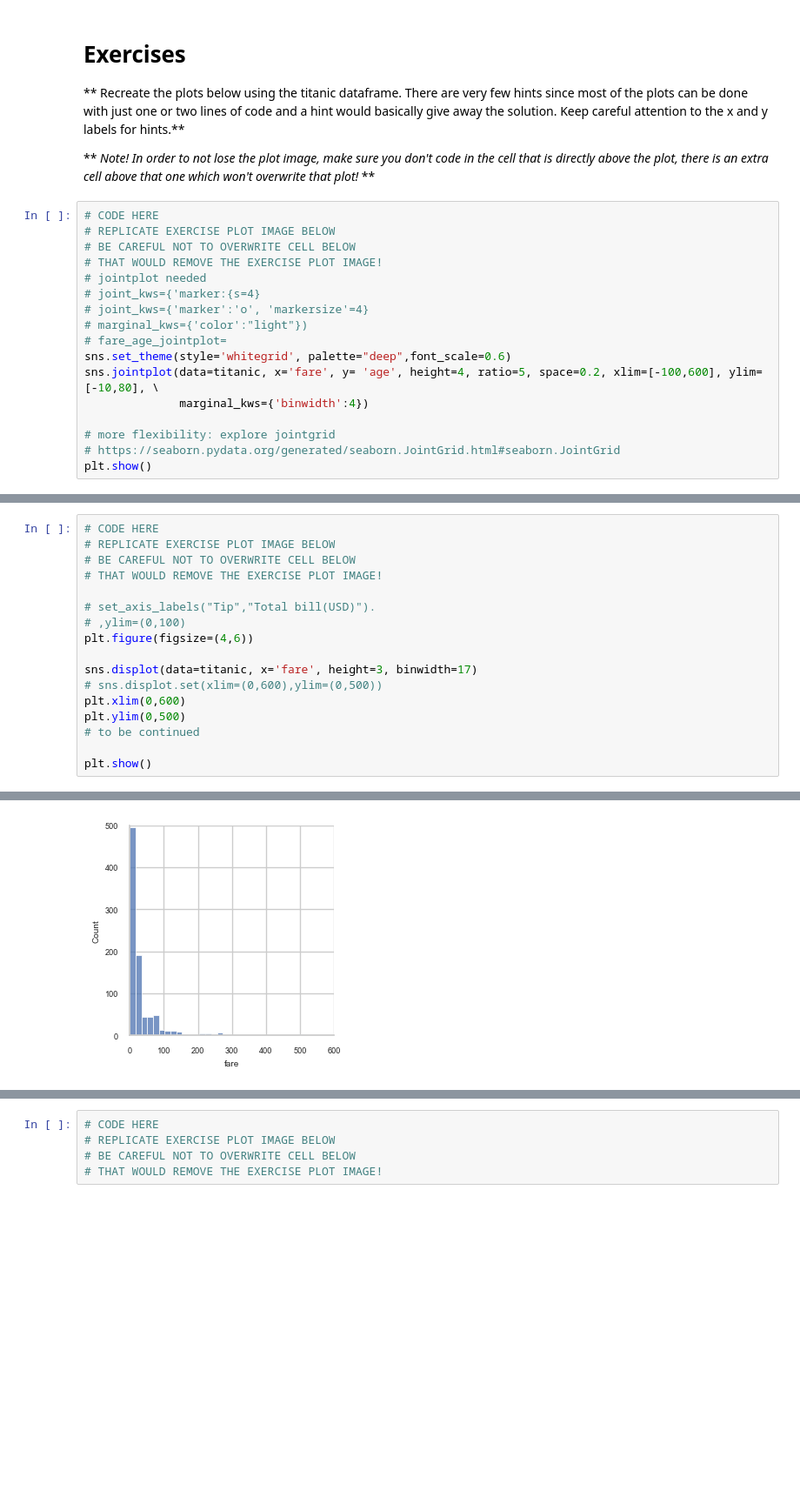
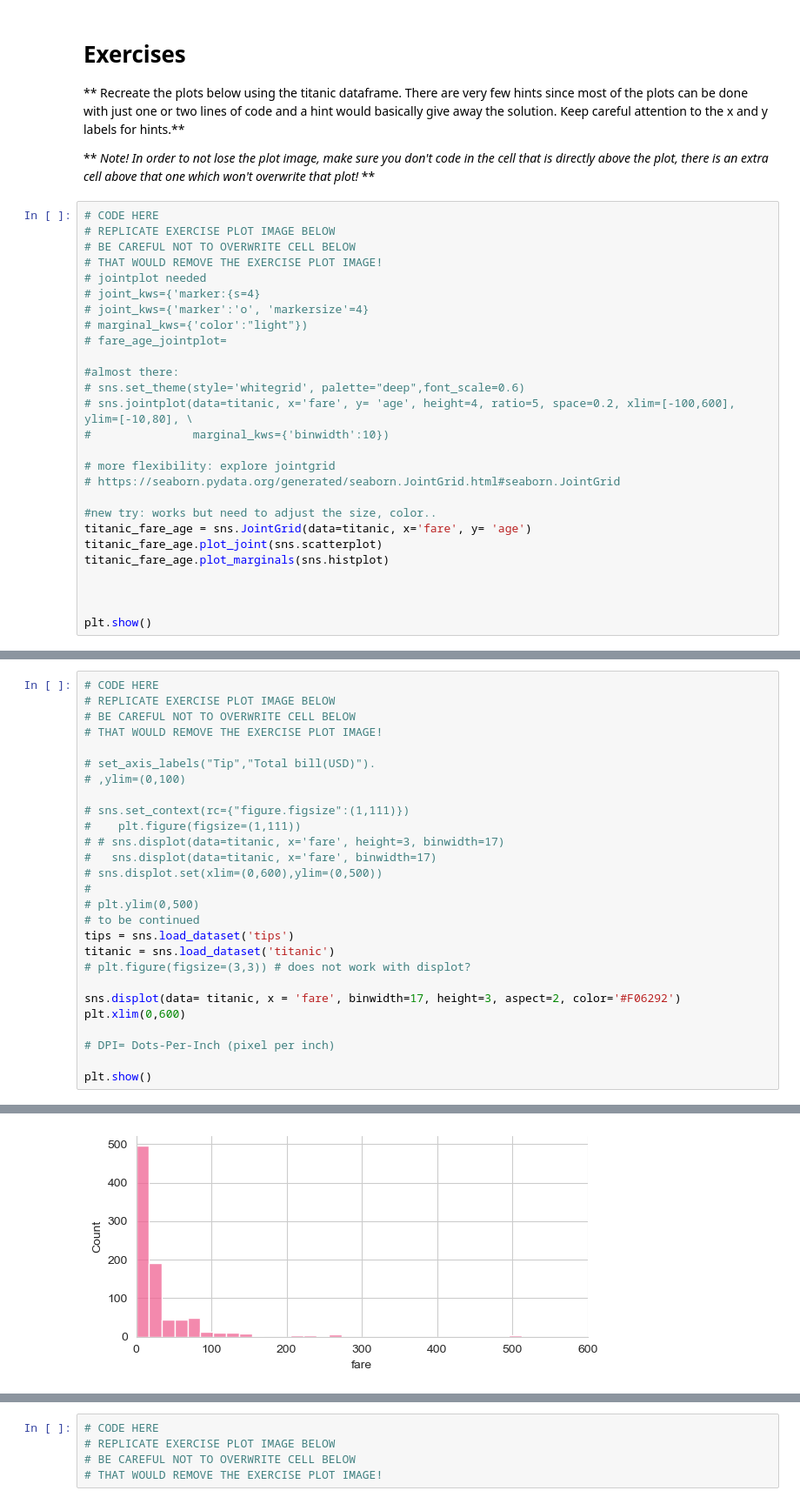
Before and after one commit to TimGarnault/project_2, a Jupyter notebook: Seaborn problems.ipynb, the cells around one changed output, grey strips where cells are left out. Shown at 87% size. Cells and saved outputs as stored; diff of their text form; blank space fills up the shorter version.

```diff
--- a/Seaborn problems.ipynb
+++ b/Seaborn problems.ipynb
@@ -43,11 +45,21 @@ titanic.head()
 # joint_kws={'marker':'o', 'markersize'=4}
 # marginal_kws={'color':"light"})
 # fare_age_jointplot=
-sns.set_theme(style='whitegrid', palette="deep",font_scale=0.6)
-sns.jointplot(data=titanic, x='fare', y= 'age', height=4, ratio=5, space=0.2, xlim=[-100,600], ylim=[-10,80], \
-              marginal_kws={'binwidth':4})
+
+#almost there:
+# sns.set_theme(style='whitegrid', palette="deep",font_scale=0.6)
+# sns.jointplot(data=titanic, x='fare', y= 'age', height=4, ratio=5, space=0.2, xlim=[-100,600], ylim=[-10,80], \
+#               marginal_kws={'binwidth':10})
 
 # more flexibility: explore jointgrid
 # https://seaborn.pydata.org/generated/seaborn.JointGrid.html#seaborn.JointGrid
+
+#new try: works but need to adjust the size, color..
+titanic_fare_age = sns.JointGrid(data=titanic, x='fare', y= 'age')
+titanic_fare_age.plot_joint(sns.scatterplot)
+titanic_fare_age.plot_marginals(sns.histplot)
+
+
+
 plt.show()
 # %% [output]
@@ -75,13 +91,23 @@ sns.palplot(palette)
 
 # set_axis_labels("Tip","Total bill(USD)").
 # ,ylim=(0,100)
-plt.figure(figsize=(4,6))
 
-sns.displot(data=titanic, x='fare', height=3, binwidth=17)
+# sns.set_context(rc={"figure.figsize":(1,111)})
+#    plt.figure(figsize=(1,111))
+# # sns.displot(data=titanic, x='fare', height=3, binwidth=17)
+#   sns.displot(data=titanic, x='fare', binwidth=17)
 # sns.displot.set(xlim=(0,600),ylim=(0,500))
+#
+# plt.ylim(0,500)
+# to be continued
+tips = sns.load_dataset('tips')
+titanic = sns.load_dataset('titanic')
+# plt.figure(figsize=(3,3)) # does not work with displot?
+
+sns.displot(data= titanic, x = 'fare', binwidth=17, height=3, aspect=2, color='#F06292')
 plt.xlim(0,600)
-plt.ylim(0,500)
-# to be continued
+
+# DPI= Dots-Per-Inch (pixel per inch)
 
 plt.show()
 # %% [output]
@@ -89 +114 @@ plt.show()
-[figure, old version]
+[figure, new version]
```
Also changed, not shown: parts of 9 cells of this notebook, 1 other file.
